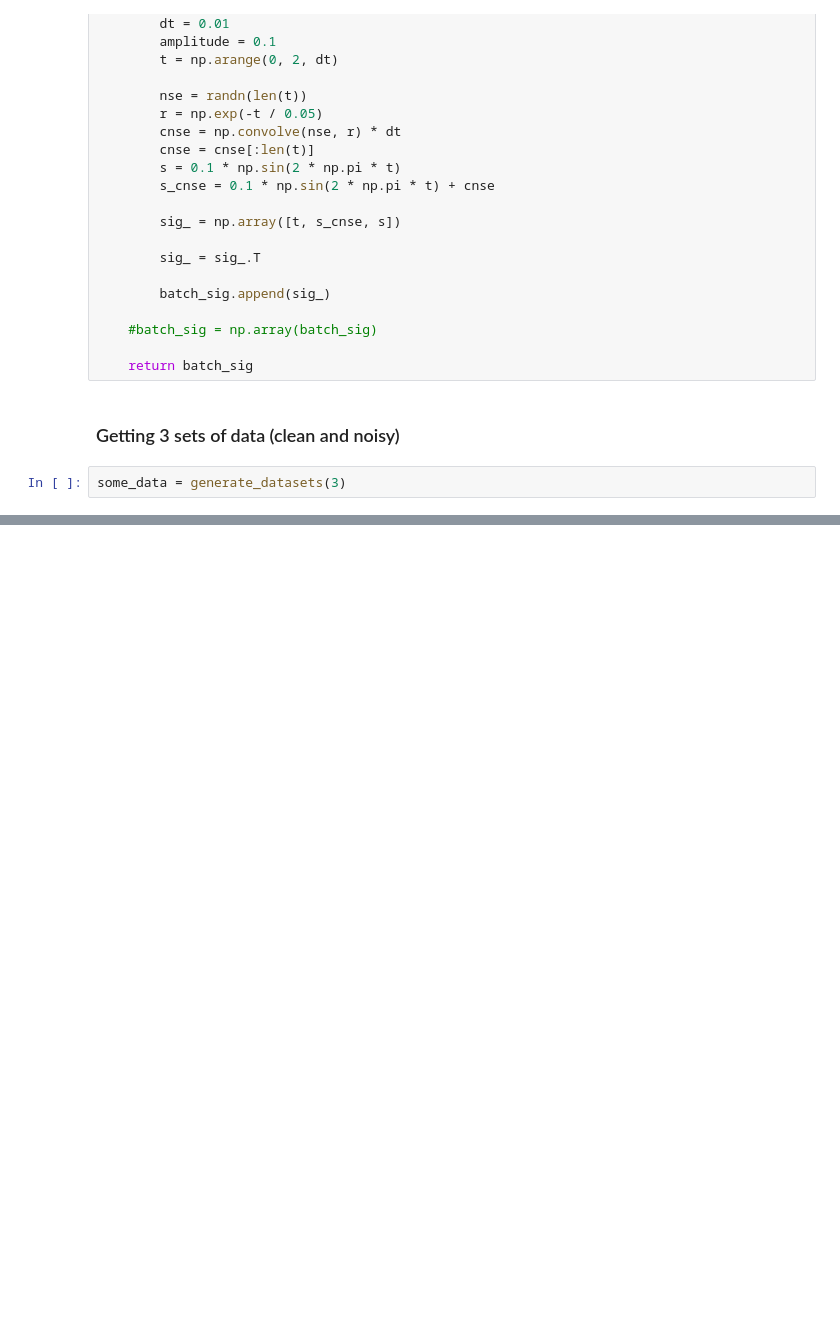
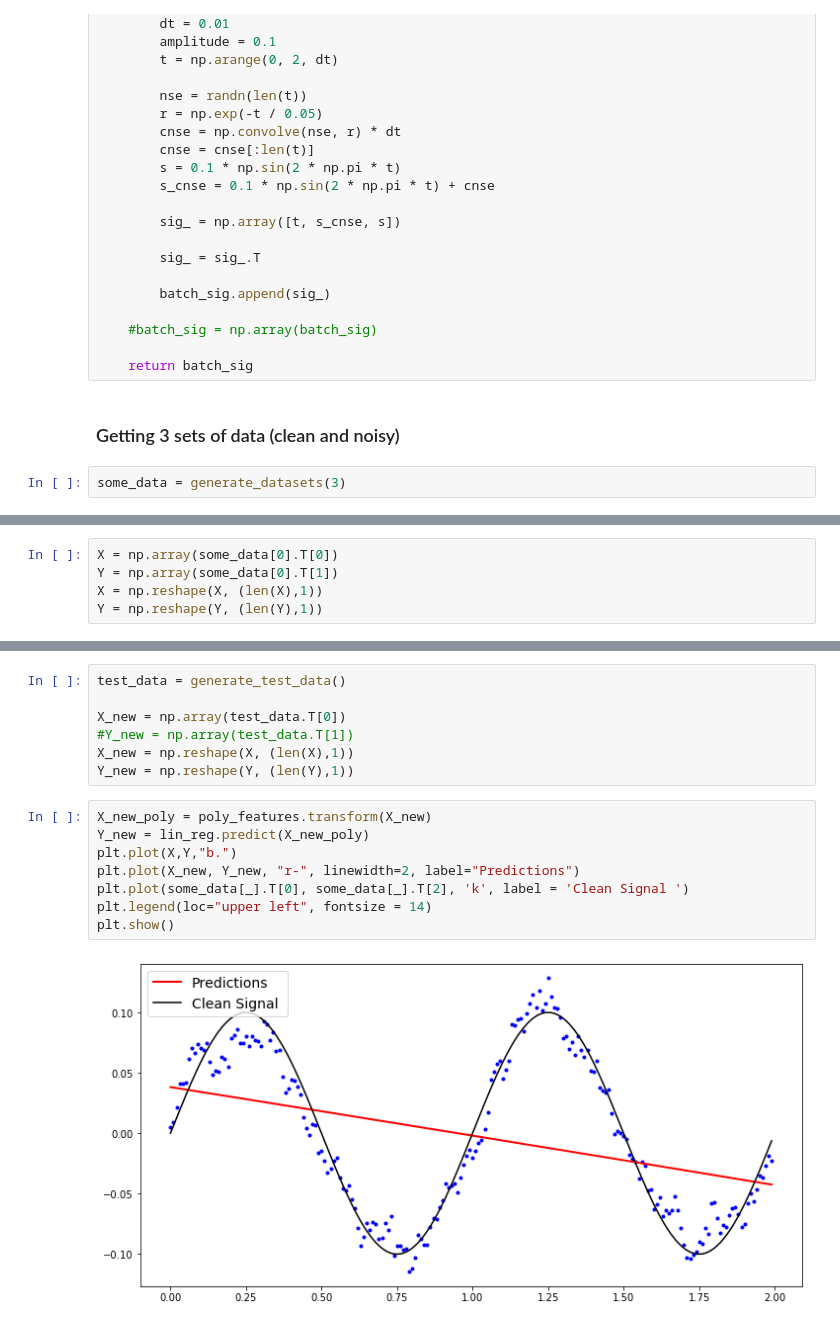
Before and after one commit to yusufraji/Noisy-Signal, a Jupyter notebook: noisy_signal.ipynb, the cells around one changed output, grey strips where cells are left out. Cells and saved outputs as stored; diff of their text form; blank space fills up the shorter version.

```diff
--- a/noisy_signal.ipynb
+++ b/noisy_signal.ipynb
@@ -111,0 +134,5 @@ plot_signals(some_data)
+# %%
+X = np.array(some_data[0].T[0])
+Y = np.array(some_data[0].T[1])
+X = np.reshape(X, (len(X),1))
+Y = np.reshape(Y, (len(Y),1))
@@ -111,0 +182,17 @@ plot_signals(some_data)
+# %%
+test_data = generate_test_data()
+
+X_new = np.array(test_data.T[0])
+#Y_new = np.array(test_data.T[1])
+X_new = np.reshape(X, (len(X),1))
+Y_new = np.reshape(Y, (len(Y),1))
+# %%
+X_new_poly = poly_features.transform(X_new)
+Y_new = lin_reg.predict(X_new_poly)
+plt.plot(X,Y,"b.")
+plt.plot(X_new, Y_new, "r-", linewidth=2, label="Predictions")
+plt.plot(some_data[_].T[0], some_data[_].T[2], 'k', label = 'Clean Signal ')
+plt.legend(loc="upper left", fontsize = 14)
+plt.show()
+# %% [output]
+[figure, added]
```
Also changed, not shown: parts of 20 cells of this notebook.
